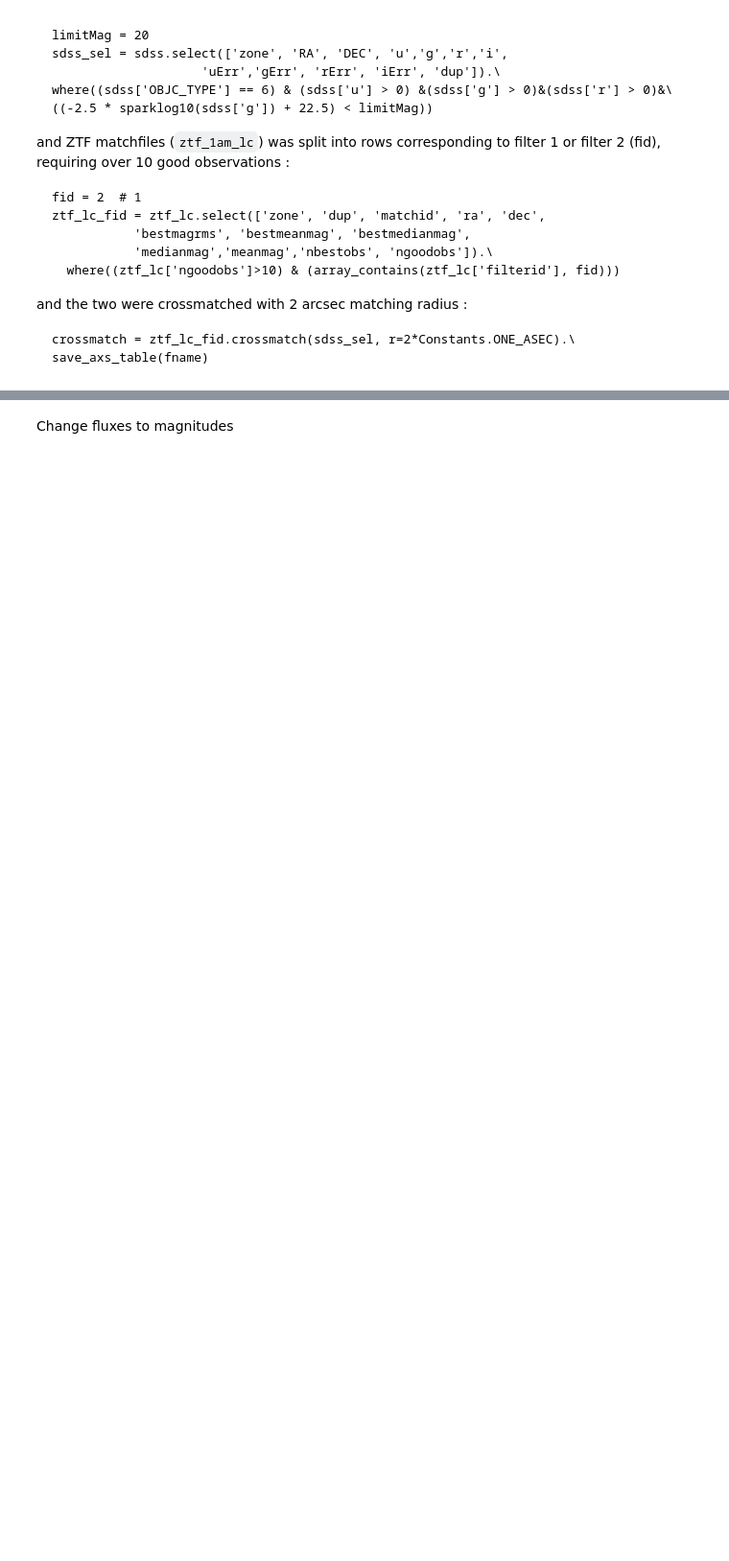
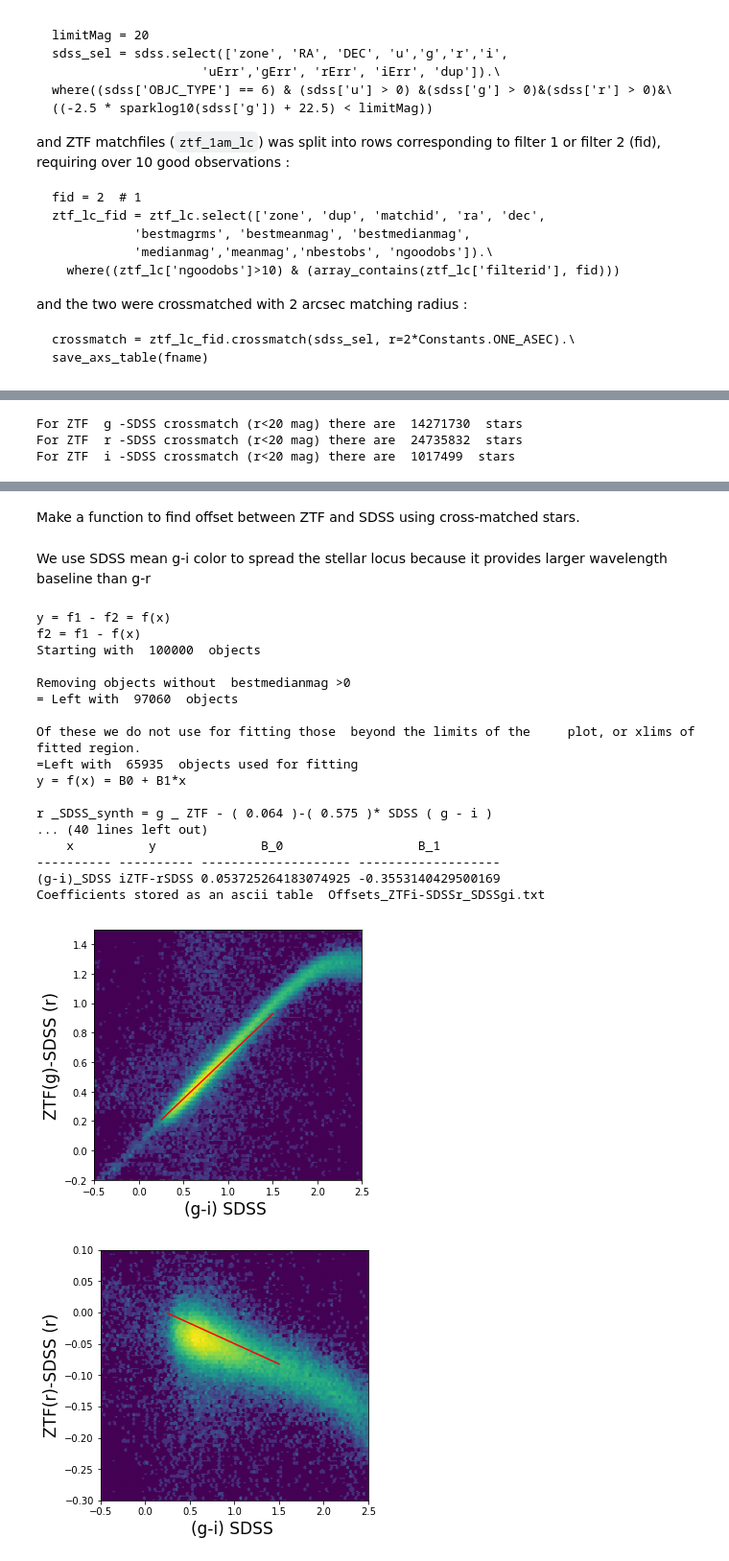
Before and after one commit to suberlak/epyc-notebooks, a Jupyter notebook: ZTF_SDSS_offsets.ipynb, the cells around one changed output, grey strips where cells are left out. Shown at 96% size. Cells and saved outputs as stored; diff of their text form; code cells hidden in the pictures; blank space fills up the shorter version.

```diff
--- a/ZTF_SDSS_offsets.ipynb
+++ b/ZTF_SDSS_offsets.ipynb
@@ -77,2 +82,9 @@ AttributeError: Table ztf_fid1_sdss_stars_lt20_2asec not found in AXS catalog
+# %%
+for f,s in zip('gri', [s1,s2,s3]):
+    print('For ZTF ', f ,'-SDSS crossmatch (SDSS g<20 mag) there are ', s.count(), ' stars')
+# %% [output]
+For ZTF  g -SDSS crossmatch (r<20 mag) there are  14271730  stars
+For ZTF  r -SDSS crossmatch (r<20 mag) there are  24735832  stars
+For ZTF  i -SDSS crossmatch (r<20 mag) there are  1017499  stars
 # %%
 # easier to see all columns if we convert to Pandas ....
@@ -91,5 +103,3 @@ s1.limit(10).toPandas()
 | 7 | 6589 | 0 | 000579120310313 | 0.024945 | 17.465590 | 17.464788 | 17.462101 | 17.455614 | 25 | ... |
 | 8 | 6589 | 0 | 000579120310327 | 0.046096 | 18.275084 | 18.275148 | 18.270142 | 18.266367 | 24 | ... |
 | 9 | 6589 | 0 | 000579120310327 | 0.046096 | 18.275084 | 18.275148 | 18.270142 | 18.266367 | 24 | ... |
-# %% [markdown]
-Change fluxes to magnitudes
@@ -95,0 +109,2 @@ Change fluxes to magnitudes
+# %% [markdown]
+Make a function to find offset between ZTF and SDSS using cross-matched stars.
@@ -95,0 +306,32 @@ Change fluxes to magnitudes
+# %% [markdown]
+We use SDSS mean g-i color to spread the stellar locus because it provides larger wavelength baseline than g-r
+# %%
+# find offsets from ZTF  gri to  SDSS r
+for catalog, band, ylims in zip([s1,s2,s3], 'gri' ,  [[-0.2, 1.5],
+                                                      [-0.3,0.1],
+                                                      [-0.6, 0.1]]):
+    find_offset_sdss_survey(catalog, originband = band,
+                            targetband = 'r', sdsscolors = 'gi',
+                            magCol = 'bestmedianmag', errCol = 'bestmagrms',
+                            survey = 'ZTF', degree = 1 , xlims = [-0.5,2.5],
+                            ylims = ylims, nsources = 100000)
+# %% [output]
+y = f1 - f2 = f(x)
+f2 = f1 - f(x)
+Starting with  100000  objects
+
+Removing objects without  bestmedianmag >0
+= Left with  97060  objects
+
+Of these we do not use for fitting those  beyond the limits of the     plot, or xlims of fitted region.
+=Left with  65935  objects used for fitting
+y = f(x) = B0 + B1*x
+
+r _SDSS_synth = g _ ZTF - ( 0.064 )-( 0.575 )* SDSS ( g - i )
+... (40 lines left out)
+    x          y              B_0                  B_1
+---------- ---------- -------------------- -------------------
+(g-i)_SDSS iZTF-rSDSS 0.053725264183074925 -0.3553140429500169
+Coefficients stored as an ascii table  Offsets_ZTFi-SDSSr_SDSSgi.txt
+[figure, added]
+[figure, added]
```
Also changed, not shown: parts of 16 cells of this notebook.
